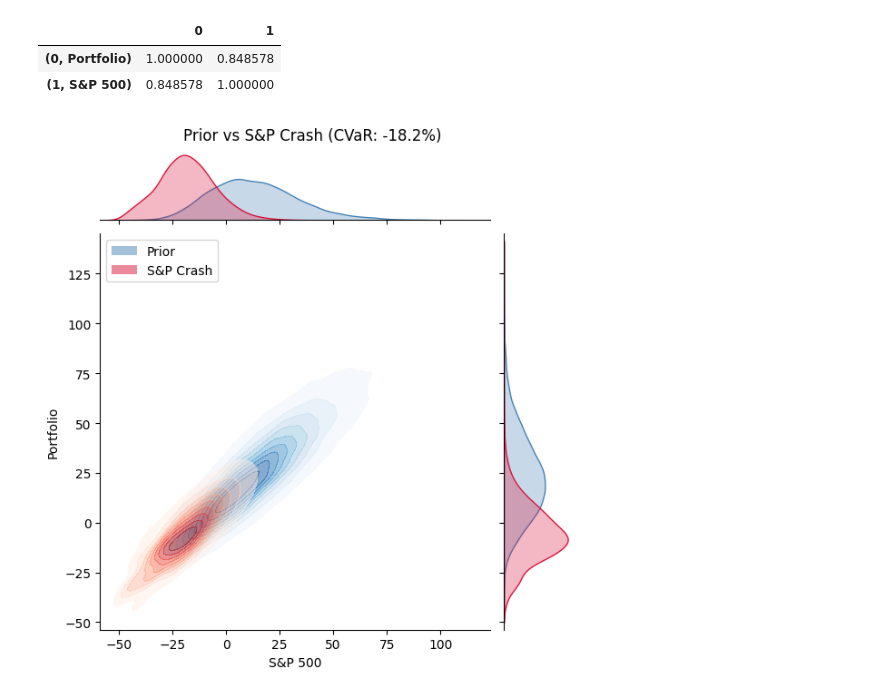
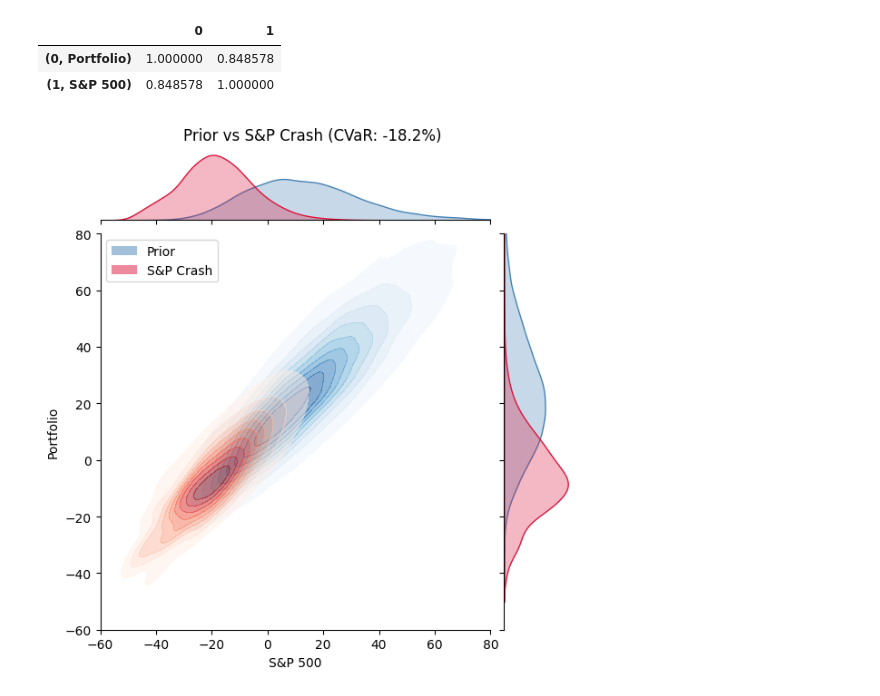
Before and after one commit to galamboslajos/Finance-Working-Files, a Jupyter notebook: Investments_2026/PortfolioStressTest.ipynb, the cells around one changed output. Saved outputs shown, nothing was run; the diff lists cells and outputs as text; code cells hidden in the pictures.

```diff
--- a/Investments_2026/PortfolioStressTest.ipynb
+++ b/Investments_2026/PortfolioStressTest.ipynb
@@ -352,22 +370,22 @@ Correlation matrix:
 | (1, S&P 500) | 0.848578 | 1.000000 |
 # %%
 g = sns.JointGrid(data=100 * discrete_return, x='S&P 500', y='Portfolio')
-
 sns.kdeplot(data=100 * discrete_return, x='S&P 500', y='Portfolio',
             fill=True, ax=g.ax_joint, cmap='Blues', alpha=0.5)
 sns.kdeplot(data=100 * discrete_return, x='S&P 500', y='Portfolio',
             weights=q_sp_stress[:, 0], fill=True, ax=g.ax_joint, cmap='Reds', alpha=0.5)
-
 sns.kdeplot(x=100 * discrete_return['S&P 500'], ax=g.ax_marg_x, color='steelblue', fill=True, alpha=0.3)
 sns.kdeplot(x=100 * discrete_return['S&P 500'], weights=q_sp_stress[:, 0], ax=g.ax_marg_x, color='crimson', fill=True, alpha=0.3)
 sns.kdeplot(y=100 * discrete_return['Portfolio'], ax=g.ax_marg_y, color='steelblue', fill=True, alpha=0.3)
 sns.kdeplot(y=100 * discrete_return['Portfolio'], weights=q_sp_stress[:, 0], ax=g.ax_marg_y, color='crimson', fill=True, alpha=0.3)
 
+g.ax_joint.set_xlim(-60, 80)
+g.ax_joint.set_ylim(-60, 80)
 
 legend_handles = [Patch(facecolor='steelblue', alpha=0.5, label='Prior'),
                   Patch(facecolor='crimson', alpha=0.5, label='S&P Crash')]
 g.ax_joint.legend(handles=legend_handles, loc='upper left')
 g.figure.suptitle(f'Prior vs S&P Crash (CVaR: {-sp500_cvar*100:.1f}%)', y=1.02)
 plt.show()
 # %% [output]
-[figure, old version]
+[figure, new version]
```
Also changed, not shown: parts of 1 cell of this notebook.
